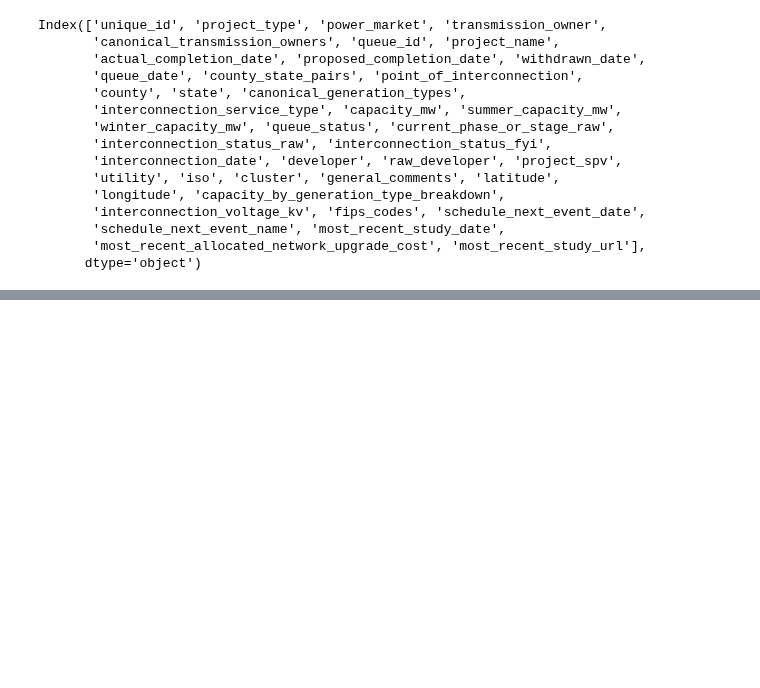
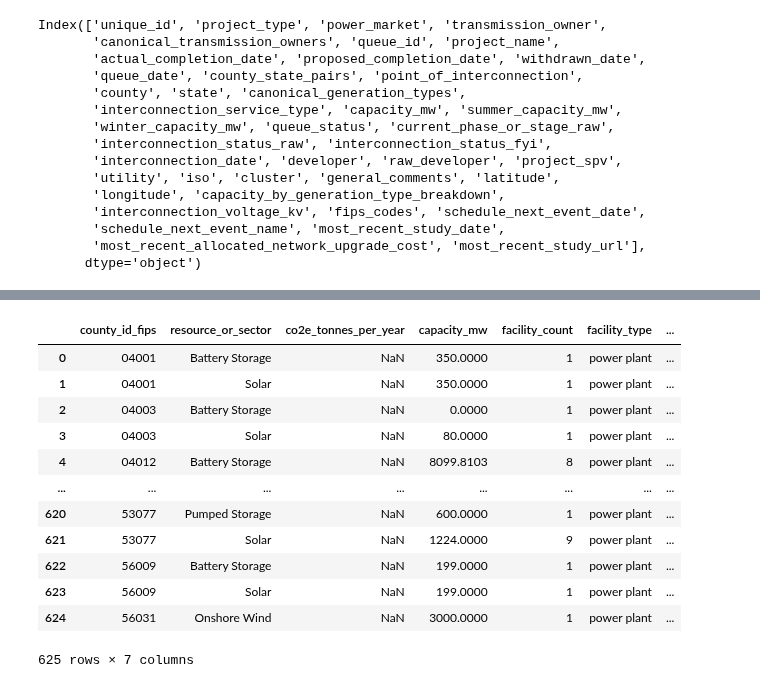
Before and after one commit to deployment-gap-model-education-fund/deployment-gap-model, a Jupyter notebook: notebooks/53-kl-fyi-etl.ipynb, the cells around one changed output, grey strips where cells are left out. Cells and saved outputs as stored; diff of their text form; code cells hidden in the pictures; blank space fills up the shorter version.

Commit message:
add beginning of data mart tables

```diff
--- a/notebooks/53-kl-fyi-etl.ipynb
+++ b/notebooks/53-kl-fyi-etl.ipynb
@@ -229,0 +252,5 @@ Index(['unique_id', 'project_type', 'power_market', 'transmission_owner',
+# %%
+from google.cloud import bigquery
+
+# Initialize client
+client = bigquery.Client(project="dbcp-dev-350818")
@@ -229,0 +325,2 @@ Index(['unique_id', 'project_type', 'power_market', 'transmission_owner',
+# %%
+df = client.query(query).to_dataframe()
@@ -229,0 +334,48 @@ Index(['unique_id', 'project_type', 'power_market', 'transmission_owner',
+# %%
+# Distribute project-level quantities across locations, when there are multiple.
+# A handful of ISO projects are in multiple counties and the proprietary offshore
+# wind projects have an entry for each cable landing.
+# This approximation assumes an equal distribution between sites.
+# Also note that this model represents everything relevant to each county,
+# so multi-county projects are intentionally double-counted; for each relevant county.
+df.loc[:, ["capacity_mw", "co2e_tonnes_per_year"]] = df.loc[
+    :, ["capacity_mw", "co2e_tonnes_per_year"]
+].mul(df["frac_locations_in_county"], axis=0)
+
+grp = df.groupby(["county_id_fips", "resource_clean"])
+aggs = grp.agg(
+    {
+        "co2e_tonnes_per_year": "sum",  # type: ignore
+        "capacity_mw": "sum",
+        "project_id": "count",
+    }
+)
+aggs.loc[:, "co2e_tonnes_per_year"].replace(
+    0, np.nan, inplace=True
+)  # sums of 0 are simply unmodeled
+aggs["facility_type"] = "power plant"
+aggs["status"] = "proposed"
+aggs.reset_index(inplace=True)
+aggs.rename(
+    columns={
+        "project_id": "facility_count",
+        "resource_clean": "resource_or_sector",
+    },
+    inplace=True,
+)
+# %%
+aggs
+# %% [output]
+|  | county_id_fips | resource_or_sector | co2e_tonnes_per_year | capacity_mw | facility_count | facility_type | ... |
+| 0 | 04001 | Battery Storage | NaN | 350.0000 | 1 | power plant | ... |
+| 1 | 04001 | Solar | NaN | 350.0000 | 1 | power plant | ... |
+| 2 | 04003 | Battery Storage | NaN | 0.0000 | 1 | power plant | ... |
+| 3 | 04003 | Solar | NaN | 80.0000 | 1 | power plant | ... |
+| 4 | 04012 | Battery Storage | NaN | 8099.8103 | 8 | power plant | ... |
+| ... | ... | ... | ... | ... | ... | ... | ... |
+| 620 | 53077 | Pumped Storage | NaN | 600.0000 | 1 | power plant | ... |
+| 621 | 53077 | Solar | NaN | 1224.0000 | 9 | power plant | ... |
+| 622 | 56009 | Battery Storage | NaN | 199.0000 | 1 | power plant | ... |
+| 623 | 56009 | Solar | NaN | 199.0000 | 1 | power plant | ... |
+| 624 | 56031 | Onshore Wind | NaN | 3000.0000 | 1 | power plant | ... |
+625 rows × 7 columns
```
Also changed, not shown: parts of 15 cells of this notebook, 2 other files.
